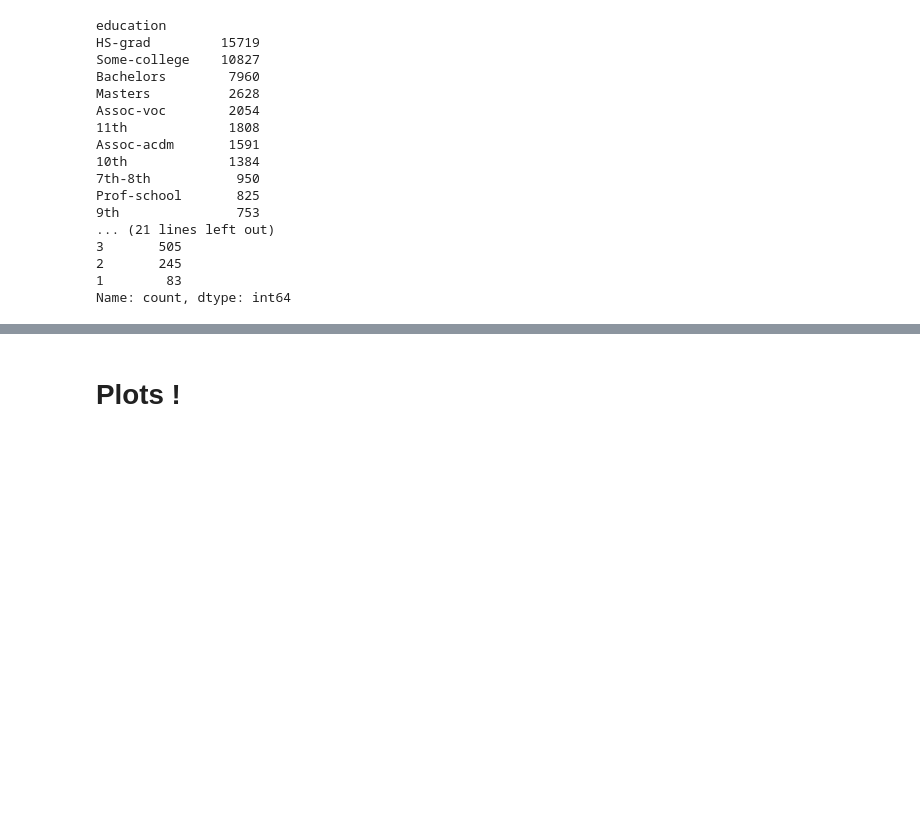
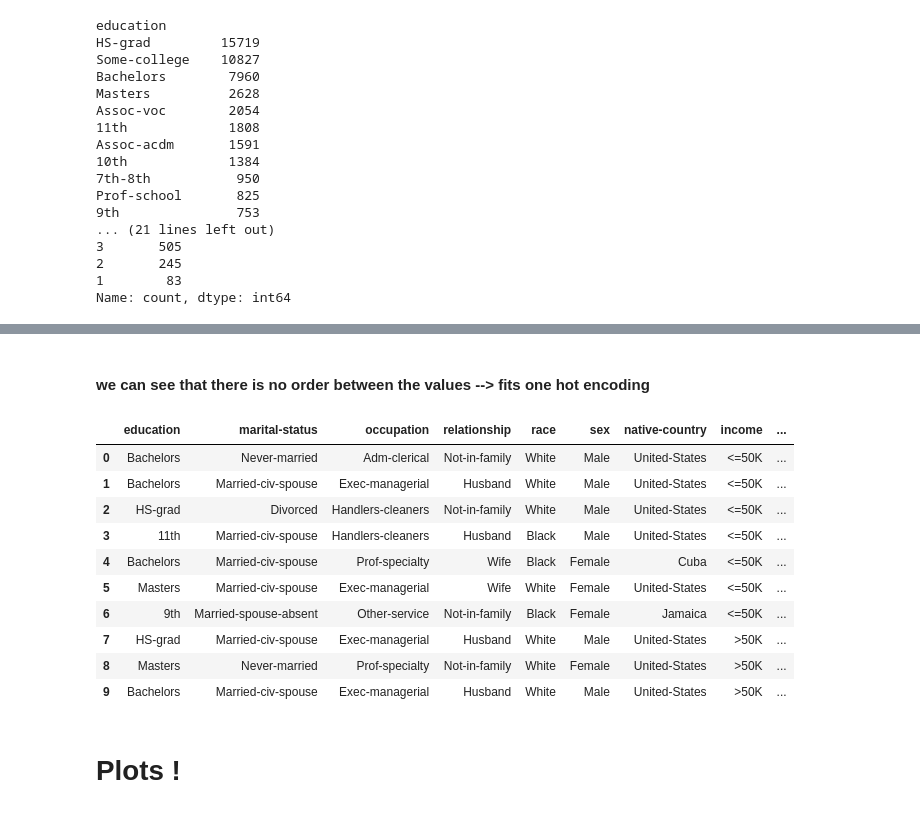
Before and after one commit to ronenhr/2nd_year_project, a Jupyter notebook: Adult_income_project_oreo.ipynb, the cells around one changed output, grey strips where cells are left out. Drawn from its saved outputs; the diff is of its cells as text; code cells hidden in the pictures; blank space fills up the shorter version.

```diff
--- a/Adult_income_project_oreo.ipynb
+++ b/Adult_income_project_oreo.ipynb
@@ -535,3 +581,21 @@ Name: count, dtype: int64
+# %% [markdown]
+#### we can see that there is no order  between the values --> fits one hot encoding
+# %%
+# we want to one-hot encode 'workclass' column
+df_cat_dummies = pd.get_dummies(df_cat, columns=['workclass'], drop_first=True)
+df_cat_dummies.head(10)
+# %% [output]
+|  | education | marital-status | occupation | relationship | race | sex | native-country | income | ... |
+| 0 | Bachelors | Never-married | Adm-clerical | Not-in-family | White | Male | United-States | <=50K | ... |
+| 1 | Bachelors | Married-civ-spouse | Exec-managerial | Husband | White | Male | United-States | <=50K | ... |
+| 2 | HS-grad | Divorced | Handlers-cleaners | Not-in-family | White | Male | United-States | <=50K | ... |
+| 3 | 11th | Married-civ-spouse | Handlers-cleaners | Husband | Black | Male | United-States | <=50K | ... |
+| 4 | Bachelors | Married-civ-spouse | Prof-specialty | Wife | Black | Female | Cuba | <=50K | ... |
+| 5 | Masters | Married-civ-spouse | Exec-managerial | Wife | White | Female | United-States | <=50K | ... |
+| 6 | 9th | Married-spouse-absent | Other-service | Not-in-family | Black | Female | Jamaica | <=50K | ... |
+| 7 | HS-grad | Married-civ-spouse | Exec-managerial | Husband | White | Male | United-States | >50K | ... |
+| 8 | Masters | Never-married | Prof-specialty | Not-in-family | White | Female | United-States | >50K | ... |
+| 9 | Bachelors | Married-civ-spouse | Exec-managerial | Husband | White | Male | United-States | >50K | ... |
 # %% [markdown]
 # Plots !
 # %%
```
Also changed, not shown: parts of 5 cells of this notebook.
